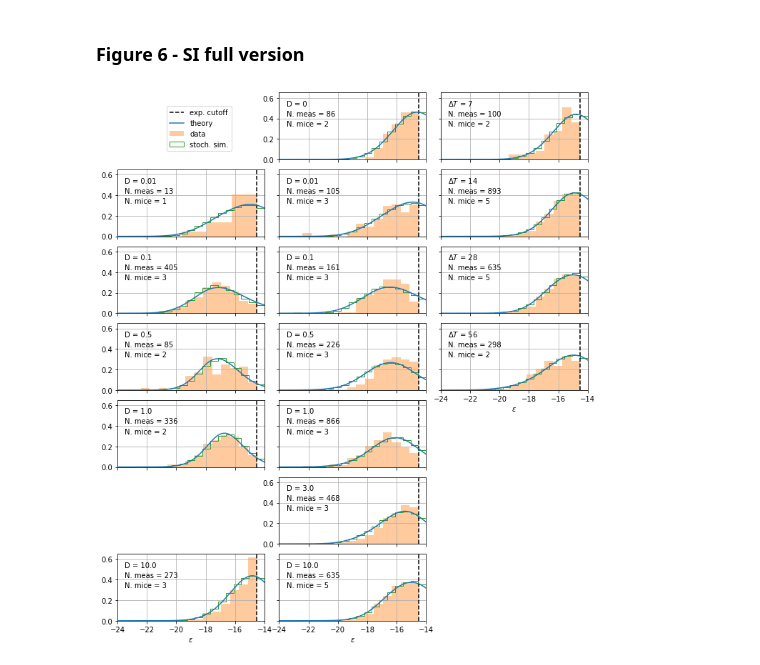
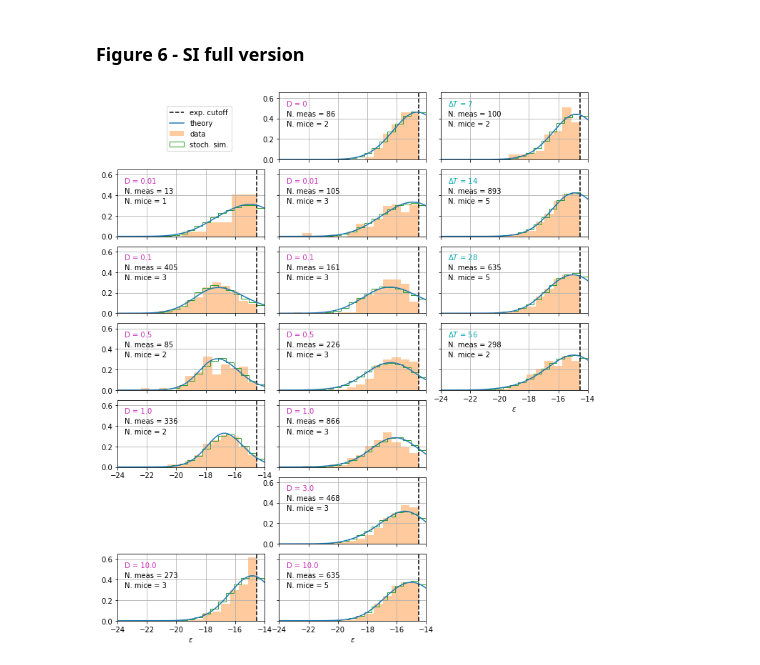
Before and after one commit to mmolari/affinity_maturation, a Jupyter notebook: figure_5.ipynb, the cells around one changed output. Saved outputs shown, nothing was run; the diff lists cells and outputs as text; code cells hidden in the pictures.

```diff
--- a/figure_5.ipynb
+++ b/figure_5.ipynb
@@ -42,6 +42,9 @@ plot_D_2 = [0., 0.01, 3., 10.]
 # time delays to plot for the third scheme
 plot_T_3 = [7, 14, 28, 56]
 
+# declare colors for text representing dose and time delay
+c_dose = np.array([203,48,187])/256
+c_time = np.array([0,167,173])/256
 
 # define bins for dataset histogram
 dset_bins = np.linspace(low_en_exp_cutoff,high_en_exp_cutoff,15)
@@ -61,7 +64,7 @@ def draw_subplot(ax, ds, det_pf):
     ax.grid(True)
 
 # setup figure
-fig, ax = plt.subplots(4,3,figsize=(10,7), sharex=True, sharey=True)
+fig, ax = plt.subplots(4,3,figsize=(10,6), sharex=True, sharey=True)
 
 
 # extract the list of attributes of the immunization schemes
@@ -79,7 +82,7 @@ for n_ax, D in enumerate(plot_D_1):
     draw_subplot(ax[n_ax,0], ds, det_pf)
 
     # specify the Ag dosage
-    ax[n_ax,0].text(0.05, 0.8, f'D = {ds.D_inj[0]}', transform=ax[n_ax,0].transAxes)
+    ax[n_ax,0].text(0.05, 0.8, f'D = {ds.D_inj[0]}', transform=ax[n_ax,0].transAxes, color=c_dose)
 
 # plot scheme 2
 for n_ax, D in enumerate(plot_D_2):
@@ -93,7 +96,7 @@ for n_ax, D in enumerate(plot_D_2):
     draw_subplot(ax[n_ax,1], ds, det_pf)
 
     # specify the Ag dosage
-    ax[n_ax,1].text(0.05, 0.8, f'D = {ds.D_inj[0]}', transform=ax[n_ax,1].transAxes)
+    ax[n_ax,1].text(0.05, 0.8, f'D = {ds.D_inj[0]}', transform=ax[n_ax,1].transAxes, color=c_dose)
 
 # plot scheme 3
 for n_ax, T in enumerate(plot_T_3):
@@ -107,7 +110,7 @@ for n_ax, T in enumerate(plot_T_3):
     draw_subplot(ax[n_ax,2], ds, det_pf)
 
     # specify the injection time delay
-    ax[n_ax,2].text(0.05, 0.8, r'$\Delta T$' + f' = {ds.T_delay[0]}', transform=ax[n_ax,2].transAxes)
+    ax[n_ax,2].text(0.05, 0.8, r'$\Delta T$' + f' = {ds.T_delay[0]}', transform=ax[n_ax,2].transAxes, color=c_time)
 
 
 # final figure setup
@@ -118,5 +121,6 @@ for i in range(3):
 
 plt.tight_layout()
 plt.savefig('figures/fig_5/fig_5.pdf')
+plt.savefig('figures/fig_5/fig_5.svg')
 plt.show()
 # %% [output]
@@ -219,7 +223,7 @@ for n_ax, D in enumerate(D_list):
         draw_subplot(ax[n_ax,0], ds, det_pf, stoch_pfs)
 
         # specify the Ag dosage
-        ax[n_ax,0].text(0.05, 0.8, f'D = {ds.D_inj[0]}', transform=ax[n_ax,0].transAxes)
+        ax[n_ax,0].text(0.05, 0.8, f'D = {ds.D_inj[0]}', transform=ax[n_ax,0].transAxes, color=c_dose)
     else:
         # otherwise remove the plot
         ax[n_ax, 0].remove()
@@ -237,7 +241,7 @@ for n_ax, D in enumerate(D_list):
     draw_subplot(ax[n_ax,1], ds, det_pf, stoch_pfs)
 
     # specify the Ag dosage
-    ax[n_ax,1].text(0.05, 0.8, f'D = {ds.D_inj[0]}', transform=ax[n_ax,1].transAxes)
+    ax[n_ax,1].text(0.05, 0.8, f'D = {ds.D_inj[0]}', transform=ax[n_ax,1].transAxes, color=c_dose)
 
 # plot scheme 3
 for n_ax, T in enumerate(plot_T_3):
@@ -245,33 +249,35 @@ for n_ax, T in enumerate(plot_T_3):
     mask = (mp_ds == '1d') & (T_ds == T) & (D_ds == 10)
     # select the correct dataset, corresponding deterministic and stochastic simulation
     ds = dsets[mask][0]
     det_pf = det_rps[mask][0]
     stoch_pfs = stoch_rps[mask][0]
 
     # plot the data histogram and the normalized distribution
     draw_subplot(ax[n_ax,2], ds, det_pf, stoch_pfs)
 
     # specify the injection time delay
-    ax[n_ax,2].text(0.05, 0.8, r'$\Delta T$' + f' = {ds.T_delay[0]}', transform=ax[n_ax,2].transAxes)
+    ax[n_ax,2].text(0.05, 0.8, r'$\Delta T$' + f' = {ds.T_delay[0]}', transform=ax[n_ax,2].transAxes, color=c_time)
 
 # remove extra plots for scheme 3
 for n_ax in range(len(T_list), 7):
     ax[n_ax, 2].remove()
 
 # final figure setup
 ax[1,0].legend(loc='upper right', bbox_to_anchor=(0.8, 2))
 ax[-1,0].set_xlim(-24, -14)
 ax[-1,0].set_xlabel(r'$\epsilon$')
 ax[-1,1].set_xlabel(r'$\epsilon$')
 ax[3,2].set_xlabel(r'$\epsilon$')
 # set the ticks close to the removed axes
 ax[3,2].xaxis.set_tick_params(which='both', labelleft=True)
+ax[4,0].xaxis.set_tick_params(which='both', labelleft=True)
 ax[0,1].yaxis.set_tick_params(which='both', labelleft=True)
 ax[5,1].yaxis.set_tick_params(which='both', labelleft=True)
 
 plt.tight_layout()
 fig.subplots_adjust(hspace=0.15, wspace=0.1)
-plt.savefig('figures/fig_5/fig_5.pdf')
+plt.savefig('figures/fig_5/fig_5_SI.pdf')
+plt.savefig('figures/fig_5/fig_5_SI.svg')
 plt.show()
 # %% [output]
-[figure, old version]
+[figure, new version]
```
Also changed, not shown: parts of 1 cell of this notebook, 7 other files.
